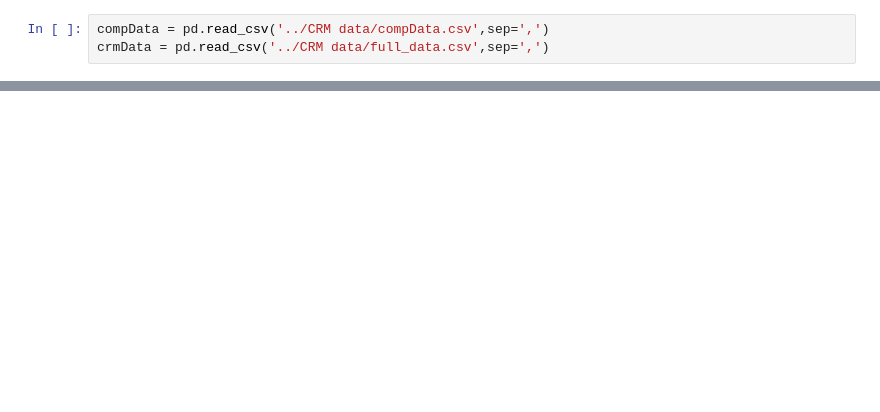
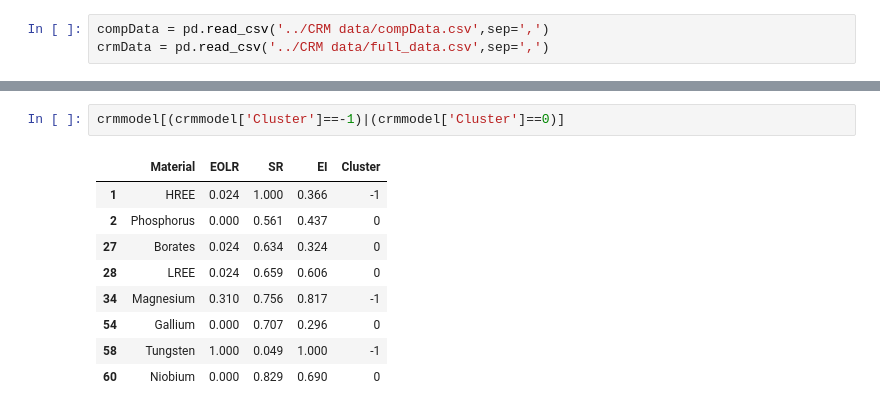
Before and after one commit to jim-anderssen/bachelors-thesis, a Jupyter notebook: model_build.ipynb, the cells around one changed output, grey strips where cells are left out. Saved outputs shown, nothing was run; the diff lists cells and outputs as text; blank space fills up the shorter version.

```diff
--- a/model_build.ipynb
+++ b/model_build.ipynb
@@ -116,3 +107,15 @@ plt.colorbar(sc, label='Cluster')
+# %%
+crmmodel[(crmmodel['Cluster']==-1)|(crmmodel['Cluster']==0)]
+# %% [output]
+|  | Material | EOLR | SR | EI | Cluster |
+| 1 | HREE | 0.024 | 1.000 | 0.366 | -1 |
+| 2 | Phosphorus | 0.000 | 0.561 | 0.437 | 0 |
+| 27 | Borates | 0.024 | 0.634 | 0.324 | 0 |
+| 28 | LREE | 0.024 | 0.659 | 0.606 | 0 |
+| 34 | Magnesium | 0.310 | 0.756 | 0.817 | -1 |
+| 54 | Gallium | 0.000 | 0.707 | 0.296 | 0 |
+| 58 | Tungsten | 1.000 | 0.049 | 1.000 | -1 |
+| 60 | Niobium | 0.000 | 0.829 | 0.690 | 0 |
 # %%
 plt.scatter(model['EOLR'], model['SR'], c=model['Cluster'], cmap='viridis', s=50)
 plt.title('DBSCAN Clustering')
```
Also changed, not shown: parts of 33 cells of this notebook, 1 other file.
